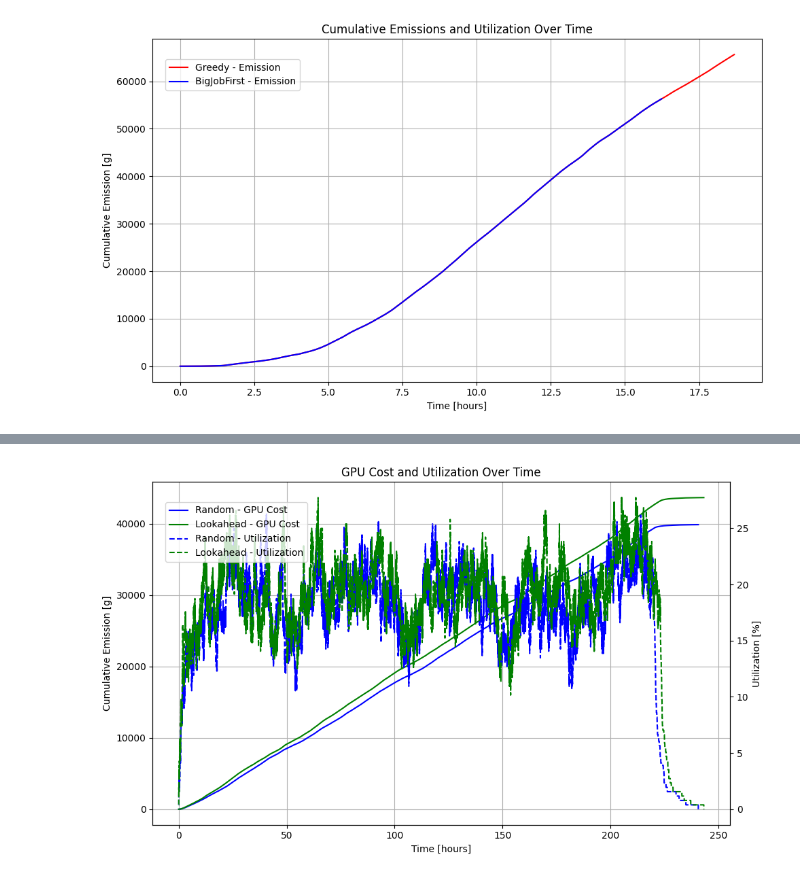
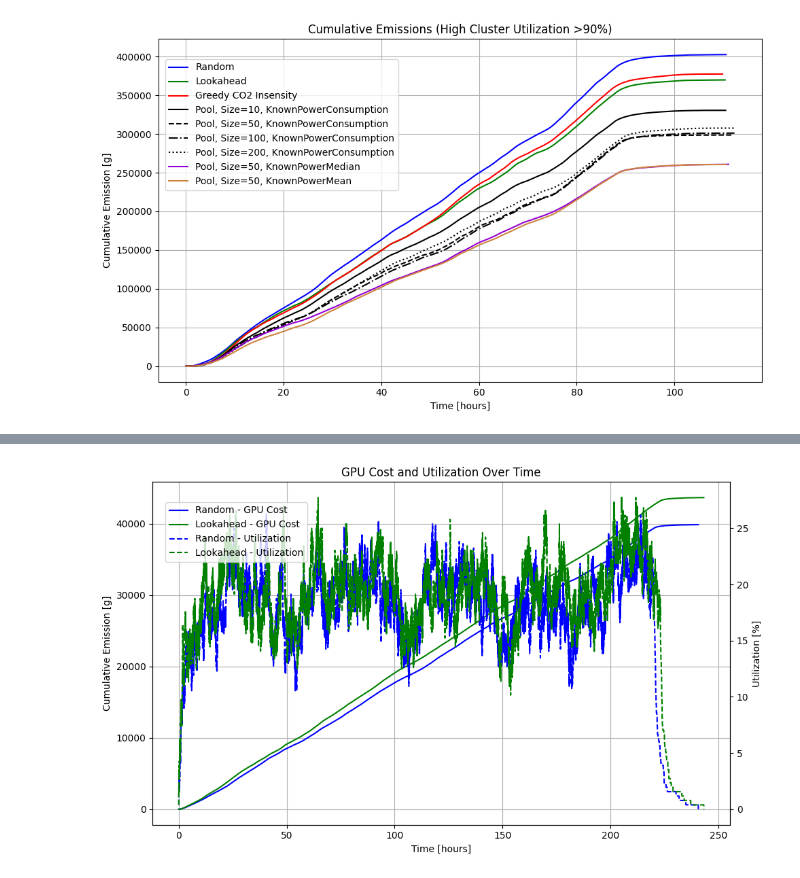
Before and after one commit to johankristianss/carbonsim, a Jupyter notebook: notebooks/AlgComparison.ipynb, the cells around one changed output, grey strips where cells are left out. Drawn from its saved outputs; the diff is of its cells as text; code cells hidden in the pictures.

```diff
--- a/notebooks/AlgComparison.ipynb
+++ b/notebooks/AlgComparison.ipynb
@@ -3,69 +3,123 @@ import pandas as pd
 import matplotlib.pyplot as plt
 
 # Load the data
-df1 = pd.read_csv('../results/random/scheduler.csv')
+df1 = pd.read_csv('../results/high/random/scheduler.csv')
 df1['hours'] = df1['tick'] / 3600
 df1['cumulative_emission'] = df1['cumulative_emission']
 
-df2 = pd.read_csv('../results/random/scheduler.csv')
+df2 = pd.read_csv('../results/high/random/scheduler.csv')
 df2['hours'] = df2['tick'] / 3600
 df2['utilization'] = df2['utilization'] * 100
 
-df3 = pd.read_csv('../results/lookahead/scheduler.csv')
+df3 = pd.read_csv('../results/high/lookahead/scheduler.csv')
 df3['hours'] = df3['tick'] / 3600
 df3['cumulative_emission'] = df3['cumulative_emission']
 
-df4 = pd.read_csv('../results/lookahead/scheduler.csv')
+df4 = pd.read_csv('../results/high/lookahead/scheduler.csv')
 df4['hours'] = df4['tick'] / 3600
 df4['utilization'] = df4['utilization'] * 100
 
-df5 = pd.read_csv('../results/greedy/scheduler.csv')
+df5 = pd.read_csv('../results/high/greedy/scheduler.csv')
 df5['hours'] = df5['tick'] / 3600
 df5['cumulative_emission'] = df5['cumulative_emission']
 
-df6 = pd.read_csv('../results/greedy/scheduler.csv')
+df6 = pd.read_csv('../results/high/greedy/scheduler.csv')
 df6['hours'] = df6['tick'] / 3600
 df6['utilization'] = df6['utilization'] * 100
 
-df7 = pd.read_csv('../results/bigjobfirst/scheduler.csv')
+df7 = pd.read_csv('../results/high/pool_10/scheduler.csv')
 df7['hours'] = df7['tick'] / 3600
-df7['cumulative_emission'] = df5['cumulative_emission']
+df7['cumulative_emission'] = df7['cumulative_emission']
 
-df8 = pd.read_csv('../results/bigjobfirst/scheduler.csv')
+df8 = pd.read_csv('../results/high/pool_10/scheduler.csv')
 df8['hours'] = df8['tick'] / 3600
 df8['utilization'] = df8['utilization'] * 100
+
+df9 = pd.read_csv('../results/high/pool_50/scheduler.csv')
+df9['hours'] = df9['tick'] / 3600
+df9['cumulative_emission'] = df9['cumulative_emission']
+
+df10 = pd.read_csv('../results/high/pool_50/scheduler.csv')
+df10['hours'] = df10['tick'] / 3600
+df10['utilization'] = df10['utilization'] * 100
+
+df11 = pd.read_csv('../results/high/pool_100/scheduler.csv')
+df11['hours'] = df11['tick'] / 3600
+df11['cumulative_emission'] = df11['cumulative_emission']
+
+df12 = pd.read_csv('../results/high/pool_100/scheduler.csv')
+df12['hours'] = df12['tick'] / 3600
+df12['utilization'] = df12['utilization'] * 100
+
+df13 = pd.read_csv('../results/high/pool_200/scheduler.csv')
+df13['hours'] = df13['tick'] / 3600
+df13['cumulative_emission'] = df13['cumulative_emission']
+
+df14 = pd.read_csv('../results/high/pool_200/scheduler.csv')
+df14['hours'] = df14['tick'] / 3600
+df14['utilization'] = df14['utilization'] * 100
+
+df15 = pd.read_csv('../results/high/pool_50_median/scheduler.csv')
+df15['hours'] = df15['tick'] / 3600
+df15['cumulative_emission'] = df15['cumulative_emission']
+
+df16 = pd.read_csv('../results/high/pool_50_median/scheduler.csv')
+df16['hours'] = df16['tick'] / 3600
+df16['utilization'] = df16['utilization'] * 100
+
+df17 = pd.read_csv('../results/high/pool_50_mean/scheduler.csv')
+df17['hours'] = df17['tick'] / 3600
+df17['cumulative_emission'] = df17['cumulative_emission']
+
+df18 = pd.read_csv('../results/high/pool_50_mean/scheduler.csv')
+df18['hours'] = df18['tick'] / 3600
+df18['utilization'] = df18['utilization'] * 100
+
+df19 = pd.read_csv('../results/high/pool/scheduler.csv')
+df19['hours'] = df19['tick'] / 3600
+df19['cumulative_emission'] = df19['cumulative_emission']
+
+df20 = pd.read_csv('../results/high/pool/scheduler.csv')
+df20['hours'] = df20['tick'] / 3600
+df20['utilization'] = df20['utilization'] * 100
 
 # Create the plot
 fig, ax1 = plt.subplots(figsize=(10, 6))
 
 # Plot cumulative emissions on the primary y-axis
-#ax1.plot(df1['hours'], df1['cumulative_emission'], label='Random - Emission', color='blue')
-#ax1.plot(df3['hours'], df3['cumulative_emission'], label='Lookahead - Emission', color='green')
-ax1.plot(df5['hours'], df5['cumulative_emission'], label='Greedy - Emission', color='red')
-ax1.plot(df7['hours'], df7['cumulative_emission'], label='BigJobFirst - Emission', color='blue')
+ax1.plot(df1['hours'], df1['cumulative_emission'], label='Random', color='blue')
+ax1.plot(df3['hours'], df3['cumulative_emission'], label='Lookahead', color='green')
+ax1.plot(df5['hours'], df5['cumulative_emission'], label='Greedy CO2 Insensity', color='red')
+ax1.plot(df7['hours'], df7['cumulative_emission'], label='Pool, Size=10, KnownPowerConsumption', color='black')
+ax1.plot(df9['hours'], df9['cumulative_emission'], label='Pool, Size=50, KnownPowerConsumption', color='black', linestyle='dashed')
+ax1.plot(df11['hours'], df11['cumulative_emission'], label='Pool, Size=100, KnownPowerConsumption', color='black', linestyle='dashdot')
+ax1.plot(df13['hours'], df13['cumulative_emission'], label='Pool, Size=200, KnownPowerConsumption', color='black', linestyle='dotted')
+ax1.plot(df15['hours'], df15['cumulative_emission'], label='Pool, Size=50, KnownPowerMedian', color='darkviolet', linestyle='solid')
+ax1.plot(df17['hours'], df17['cumulative_emission'], label='Pool, Size=50, KnownPowerMean', color='peru', linestyle='solid')
+#ax1.plot(df19['hours'], df19['cumulative_emission'], label='Pool, Size=50, KnownPowerConsumption/KnownTotalLength', color='yellowgreen', linestyle='solid')
 ax1.set_xlabel('Time [hours]')
 ax1.set_ylabel('Cumulative Emission [g]', color='black')
 ax1.tick_params(axis='y', labelcolor='black')
 
 # Add the secondary y-axis for utilization
 #ax2 = ax1.twinx()
 #ax2.plot(df2['hours'], df2['utilization'], label='Random - Utilization', color='blue', linestyle='dashed')
 #ax2.plot(df4['hours'], df4['utilization'], label='Lookahead - Utilization', color='green', linestyle='dashed')
 #ax2.plot(df6['hours'], df6['utilization'], label='Greedy - Utilization', color='red', linestyle='dashed')
-#ax2.plot(df8['hours'], df8['utilization'], label='BigJobFirst - Utilization', color='blue', linestyle='dashed')
+#ax2.plot(df8['hours'], df8['utilization'], label='Pool - Utilization', color='red', linestyle='dashed')
 #ax2.set_ylabel('Utilization [%]', color='black')
 #ax2.tick_params(axis='y', labelcolor='black')
 
 # Add legends for both axes
 fig.legend(loc='upper left', bbox_to_anchor=(0.1, 0.9))
 ax1.grid(True)
 
 # Add a title
-plt.title('Cumulative Emissions and Utilization Over Time')
-
+plt.title('Cumulative Emissions (High Cluster Utilization >90%)')
 
 # Show the plot
 plt.tight_layout()
+#plt.yscale('log')
 plt.show()
 # %% [output]
-[figure, old version]
+[figure, new version]
```
Also changed, not shown: parts of 1 cell of this notebook, 14 other files.
